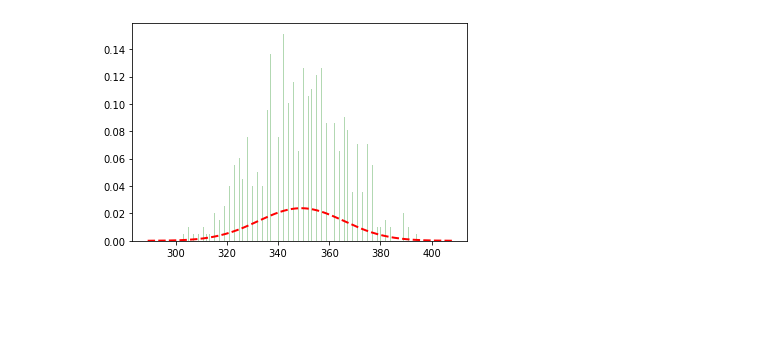
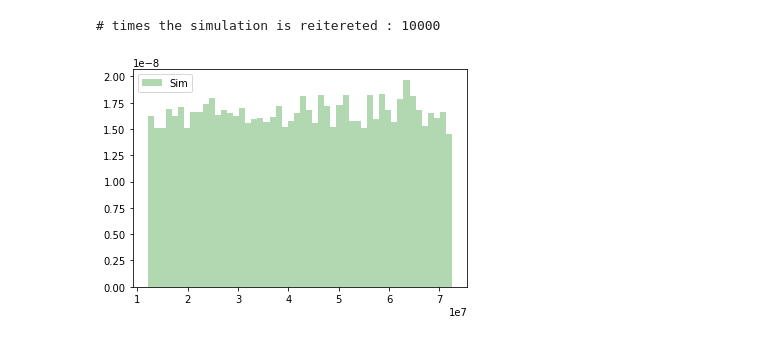
Before and after one commit to ilariacaporali/master, a Jupyter notebook: hw2_dice.ipynb, the cells around one changed output. Saved outputs shown, nothing was run; the diff lists cells and outputs as text; code cells hidden in the pictures; blank space fills up the shorter version.

```diff
--- a/hw2_dice.ipynb
+++ b/hw2_dice.ipynb
@@ -72,42 +352,23 @@ plt.show()
 # %%
-import random
-import matplotlib.pyplot as plt
-import matplotlib.mlab as mlab
-from scipy.stats import norm
-
-random.seed(162738)
-
-def d_outcome():
-    d = random.randint(1,6)
-    return d
-
 #main
 
 seq=[]
-N = 100 #number of dices
-for i in range(1000):
-    #d1 = d_outcome()
-    #d2 = d_outcome()
-    #print(d1,"  " ,d2)
-    #d = d1+d2
+times=10000
+print('# times the simulation is reitereted :', times)
+N = 10      #number of dice
+for i in range(times):
     d = 0
     for j in range(N):
-        d_n = d_outcome()
+        d_n = d_outcome()*(6**j)
         d = d + d_n
     seq.append(d)
     #print(d)
 
 d = np.array(seq)
 
-n, bins, patches = plt.hist(d, 600, density=True, facecolor='g', alpha=0.3)
-
-# best fit of data
-(mu, sigma) = norm.fit(d)
-
-# add a 'best fit' line
-y = norm.pdf( bins, mu, sigma)
-l = plt.plot(bins, y, 'r--', linewidth=2)
-
+plt.hist(d, bins= 50, density=True, facecolor='g', alpha=0.3, label='Sim')
+plt.legend()
 plt.show()
 # %% [output]
+# times the simulation is reitereted : 10000
-[figure, old version]
+[figure, new version]
```
Also changed, not shown: parts of 18 cells of this notebook.
